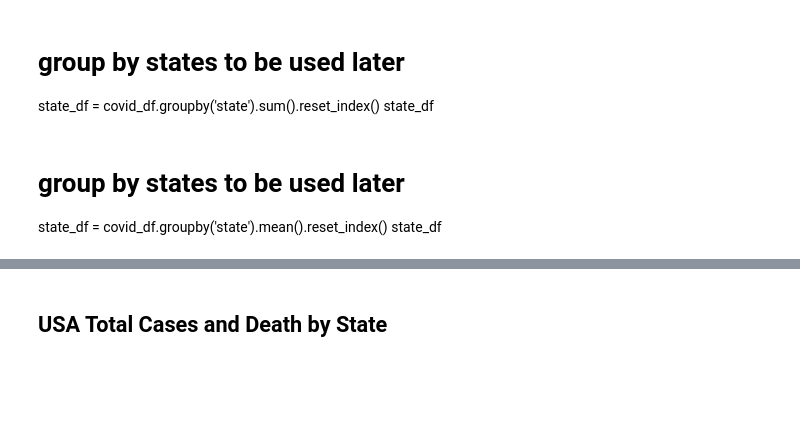
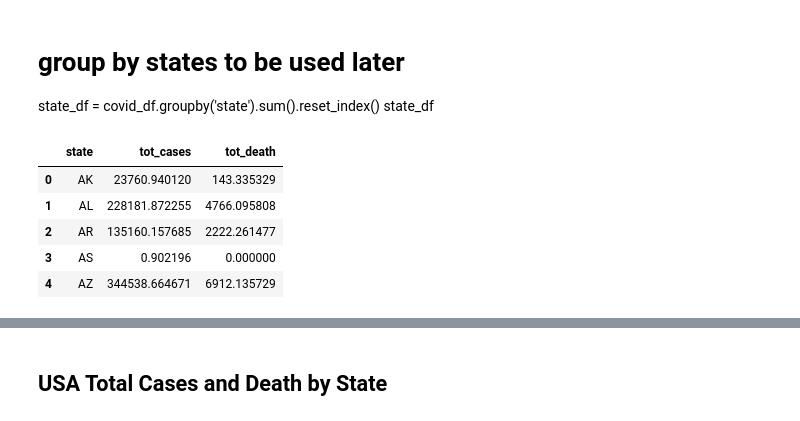
Before and after one commit to gotar1/COVID-19-Dashboard, a Jupyter notebook: Notebooks/analysis.ipynb, the cells around one changed output, grey strips where cells are left out. Saved outputs shown, nothing was run; the diff lists cells and outputs as text; code cells hidden in the pictures; blank space fills up the shorter version.

```diff
--- a/Notebooks/analysis.ipynb
+++ b/Notebooks/analysis.ipynb
@@ -88,10 +88,17 @@ state_df
 # group by states to be used later
 state_df = covid_df.groupby('state').sum().reset_index()
 state_df
-# %% [markdown]
-# group by states to be used later
-state_df = covid_df.groupby('state').mean().reset_index()
-state_df
+# %%
+# group by states to be used later
+state_df = covid_df.groupby('state').mean().reset_index()
+state_df.head()
+# %% [output]
+|  | state | tot_cases | tot_death |
+| 0 | AK | 23760.940120 | 143.335329 |
+| 1 | AL | 228181.872255 | 4766.095808 |
+| 2 | AR | 135160.157685 | 2222.261477 |
+| 3 | AS | 0.902196 | 0.000000 |
+| 4 | AZ | 344538.664671 | 6912.135729 |
 # %%
 # add total recovery columns to df
 covid_df["Total_recovered"] = covid_df.tot_cases - covid_df.tot_death
```
Also changed, not shown: parts of 17 cells of this notebook, 4 other files.
